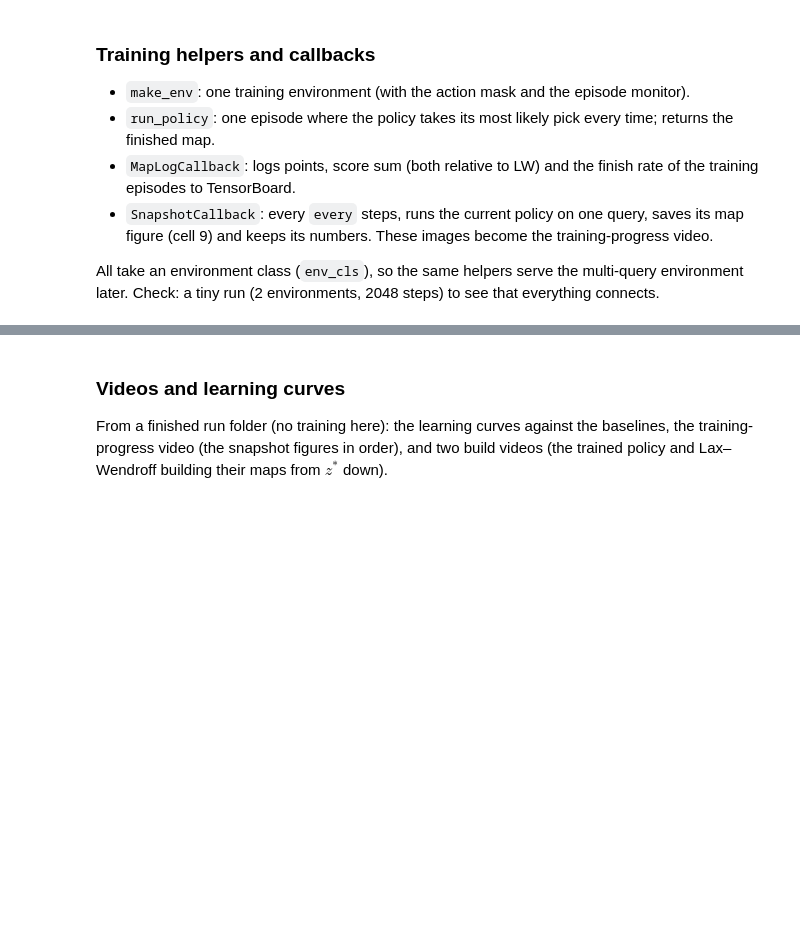
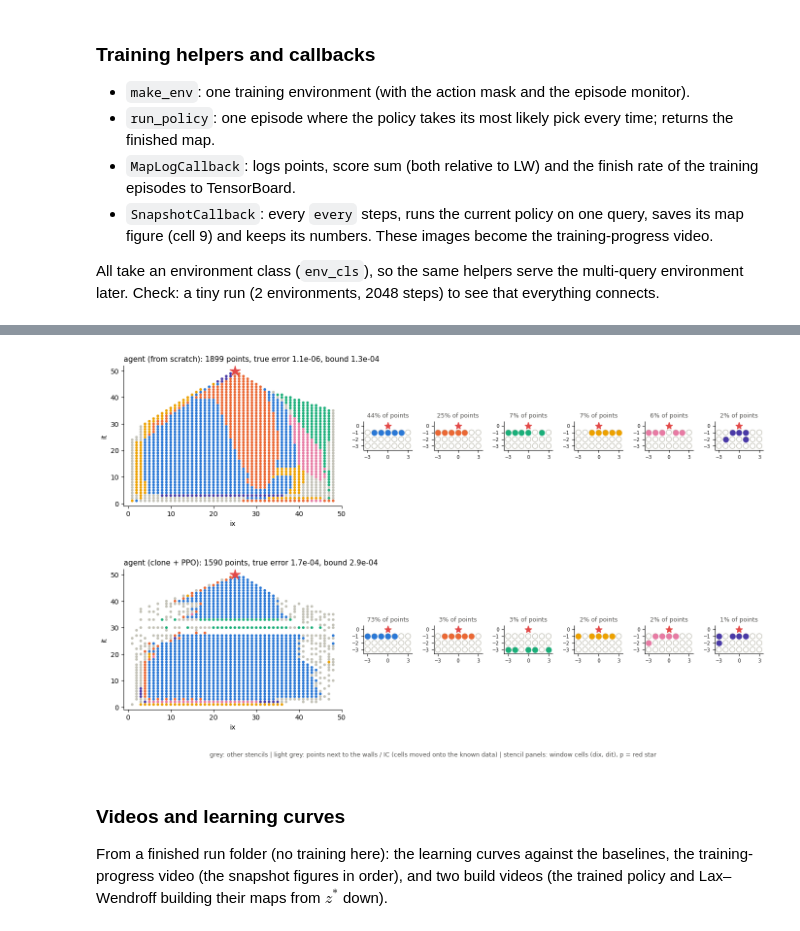
Before and after one commit to atayyar1/RL-For-PDEs, a Jupyter notebook: Taylor linear predictor/12.3 Robust Backward Burger Shock.ipynb, the cells around one changed output, grey strips where cells are left out. Cells and saved outputs as stored; diff of their text form; code cells hidden in the pictures; blank space fills up the shorter version.

```diff
--- a/Taylor linear predictor/12.3 Robust Backward Burger Shock.ipynb
+++ b/Taylor linear predictor/12.3 Robust Backward Burger Shock.ipynb
@@ -869,0 +961,17 @@ EPS = 1e-05, Z_TRAIN = (50, 30)
+# %%
+# ══ PPO fine-tuning from the clone: small learning rate and clip range, to improve on it without wrecking it ══
+TOTAL = 5_000_000
+SNAP_EVERY, CKPT_EVERY = 250_000, 1_000_000
+snap_cb = SnapshotCallback(Z_TRAIN, LAM, every=SNAP_EVERY, img_dir=img_dir)
+t0 = time.time()
+model.learn(total_timesteps=TOTAL, tb_log_name="ppo",
+            callback=[MapLogCallback(), snap_cb,
+                      CheckpointCallback(save_freq=max(CKPT_EVERY // N_ENVS, 1), save_path=ckpt_dir, name_prefix="ppo")])
+vec.close()
+print(f"fine-tuning time: {(time.time() - t0) / 60:.0f} min")
+model.save(os.path.join(ckpt_dir, "ppo_final"))
+with open(os.path.join(run_dir, "snapshots.json"), "w") as f:
+    json.dump(snap_cb.hist, f, indent=1, default=float)
+final = run_policy(model, Z_TRAIN, LAM).m
+plot_map(final, f"final (imitation + PPO)  |  lam {LAM:g}", os.path.join(img_dir, "map_final.png"))
+print(f"final: {describe(final)}")
@@ -1012,3 +1293,53 @@ final    : return  -10.44 |   878 points | bound 9.4e-05 | skew 8.84
+# %%
+# ── Which stencil is used where: each agent's map at z*, every point coloured by its stencil (the 6 most used + other) ──
+from collections import Counter
+from sb3_contrib import MaskablePPO
+Z_SHOW = (25, 50)
+AGENTS = {"agent (from scratch)": ("inflow_smooth_scratch_gae0.97_z25-50_lam1-1", "ppo_final"),
+          "agent (clone + PPO)":  ("inflow_smooth_imitation_z25-50_lam1", "ppo_final")}
+TOP_COLORS = ["#2a78d6", "#eb6834", "#1baf7a", "#eda100", "#e87ba4", "#4a3aa7"]
+OTHER, EDGE = "#c3c2b7", "#e5e4df"                                # other stencils, points next to the walls / IC
+
+def stencil_cells(p, nbs):
+    """Window cells of p's stencil, or None next to the walls / IC (cells there are moved onto the known data)."""
+    offs = [(q[0] - p[0], q[1] - p[1]) for q in nbs]
+    return tuple(sorted(WINDOW.index(o) for o in offs)) if all(o in WINDOW for o in offs) else None
+
+fig = plt.figure(figsize=(17, 4.6 * len(AGENTS)))
+gs = fig.add_gridspec(len(AGENTS), 7, width_ratios=[4.5, 1, 1, 1, 1, 1, 1], hspace=0.45, wspace=0.3)
+for row, (name, (folder, f)) in enumerate(AGENTS.items()):
+    m = run_policy(MaskablePPO.load(os.path.join("runs10-15", folder, "checkpoints", f), device="cpu"), Z_SHOW, 1.0).m
+    cells = {p: stencil_cells(p, nbs) for p, (nbs, w) in m["stencil"].items()}
+    count = Counter(c for c in cells.values() if c is not None)
+    top = [c for c, _ in count.most_common(6)]
+    color = {c: TOP_COLORS[i] for i, c in enumerate(top)}
+    rep = report(m)
+
+    # the map: every computed point, coloured by its stencil
+    ax = fig.add_subplot(gs[row, 0])
+    P = np.array(list(cells))
+    ax.scatter(P[:, 0], P[:, 1], s=9, c=[EDGE if c is None else color.get(c, OTHER) for c in cells.values()])
+    ax.plot(*Z_SHOW, "*", color="#e34948", ms=16)
+    ax.set_xlim(-1, nx); ax.set_ylim(-1, Z_SHOW[1] + 2); ax.set_xlabel("ix"); ax.set_ylabel("it")
+    ax.set_title(f"{name}: {rep['points']} points, true error {rep['error']:.1e}, bound {rep['bound']:.1e}", loc="left", fontsize=11)
+    ax.spines[["top", "right"]].set_visible(False)
+
+    # the 6 most used stencils, in the same colours
+    total = sum(count.values())
+    for i, c in enumerate(top):
+        g = fig.add_subplot(gs[row, i + 1])
+        g.scatter(*np.array(WINDOW).T, s=60, facecolors="none", edgecolors=OTHER)
+        g.scatter(*np.array([WINDOW[k] for k in c]).T, s=60, color=TOP_COLORS[i])
+        g.plot(0, 0, "*", color="#e34948", ms=11)
+        g.set_xlim(-3.6, 3.6); g.set_ylim(-3.6, 0.6); g.set_aspect("equal")
+        g.set_xticks([-3, 0, 3]); g.set_yticks([0, -1, -2, -3]); g.tick_params(labelsize=7)
+        g.set_title(f"{count[c] / total:.0%} of points", fontsize=9, color="#52514e")
+        g.spines[["top", "right"]].set_visible(False)
+fig.text(0.5, 0.005, "grey: other stencils | light grey: points next to the walls / IC (cells moved onto the known data) | "
+         "stencil panels: window cells (dix, dit), p = red star", ha="center", fontsize=9, color="#52514e")
+plt.show()
+# %% [output]
+[figure, added]
 # %% [markdown]
 ### Videos and learning curves
 From a finished run folder (no training here): the learning curves against the baselines, the training-progress video (the snapshot figures in order), and two build videos (the trained policy and Lax–Wendroff building their maps from $z^*$ down).
```
Also changed, not shown: parts of 29 cells of this notebook, 1 other file.
